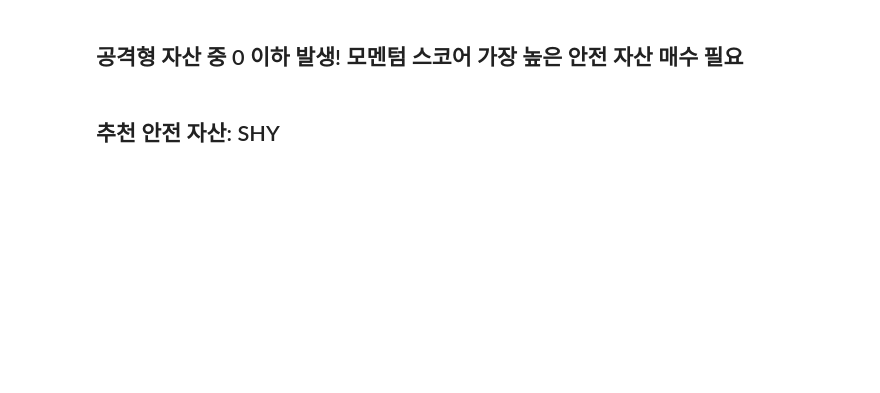
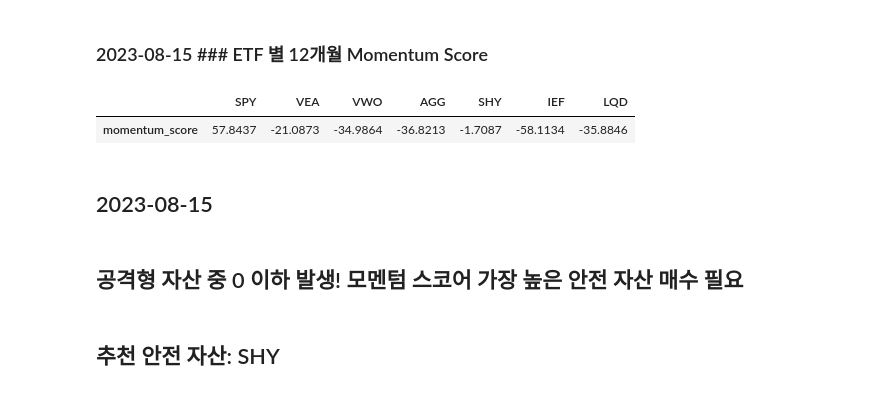
Before and after one commit to jongkwangyun/quant, a Jupyter notebook: VAA_aggresive.ipynb, the cells around one changed output. Drawn from its saved outputs; the diff is of its cells as text; code cells hidden in the pictures; blank space fills up the shorter version.

```diff
--- a/VAA_aggresive.ipynb
+++ b/VAA_aggresive.ipynb
@@ -215,0 +158,16 @@ with open(filename, 'a') as f:
+# %%
+## DataFrame 만들기: 수익률 가중치
+df_etf_ror_weight = df_etf_ror
+df_etf_ror_weight = df_etf_ror_weight.apply(lambda row: row * 12 if row.name == ago[1] else row, axis=1)
+df_etf_ror_weight = df_etf_ror_weight.apply(lambda row: row * 4 if row.name == ago[2] else row, axis=1)
+df_etf_ror_weight = df_etf_ror_weight.apply(lambda row: row * 2 if row.name == ago[3] else row, axis=1)
+
+str_etf_ror_weight = str_today + "### ETF 1-3-6-12 개월 가중치 적용"
+display(Markdown(str_etf_ror_weight))
+display(df_etf_ror_weight)
+
+# csv에 제목 및 DataFrame 추가
+with open(output_path + filename, 'a') as f:
+  f.write('\n')
+  f.write(f'{str_etf_ror_weight}\n')
+  df_etf_ror_weight.to_csv(f, index=True)
@@ -216,3 +181,20 @@ with open(filename, 'a') as f:
+# %%
+## DataFrame 만들기: 모멘텀
+df_etf_momentum_score = pd.DataFrame(etf_momentum_score, columns=['momentum_score'], index=VAA_agg).transpose()
+
+str_etf_momentum_score = str_today + "### ETF 별 12개월 Momentum Score"
+display(Markdown(str_etf_momentum_score))
+display(df_etf_momentum_score)
+
+# csv에 제목 및 DataFrame 추가
+with open(output_path + filename, 'a') as f:
+  f.write('\n')
+  f.write(f'{str_etf_momentum_score}\n')
+  df_etf_momentum_score.to_csv(f, index=True)
+# %% [output]
+### 2023-08-15 ### ETF 별 12개월 Momentum Score
+|  | SPY | VEA | VWO | AGG | SHY | IEF | LQD |
+| momentum_score | 57.8437 | -21.0873 | -34.9864 | -36.8213 | -1.7087 | -58.1134 | -35.8846 |
 # %%
 # 0 이하인 값이 있는지 확인 후 어떤 자산 매수할 지 산출
 has_negative_values = any(score <= 0 for score in etf_momentum_score[:4])
@@ -226,14 +208,17 @@ else:
   str_VAA_agg = "## 공격형 자산 모두 0 이상! 모멘텀 스코어 가장 높은 공격 자산 매수 필요\n"
   etf_VAA_agg = "## 추천 공격 자산: " + VAA_agg[etf_momentum_score.index(max(etf_momentum_score[:4]))]
 
+display(Markdown(str_today[1:]))
 display(Markdown(str_VAA_agg))
 display(Markdown(etf_VAA_agg))
 
 # csv에 자산 투자 조언 추가
-with open(filename, 'a') as f:
+with open(output_path + filename, 'a') as f:
   f.write('\n')
+  f.write(f'{str_today[1:]}')
   f.write(f'{str_VAA_agg}')
   f.write(f'{etf_VAA_agg}')
 # %% [output]
-## 공격형 자산 중 0 이하 발생! 모멘텀 스코어 가장 높은 안전 자산 매수 필요
+## 2023-08-15
-## 추천 안전 자산: SHY
+## 공격형 자산 중 0 이하 발생! 모멘텀 스코어 가장 높은 안전 자산 매수 필요
+## 추천 안전 자산: SHY
```
Also changed, not shown: parts of 8 cells of this notebook.
